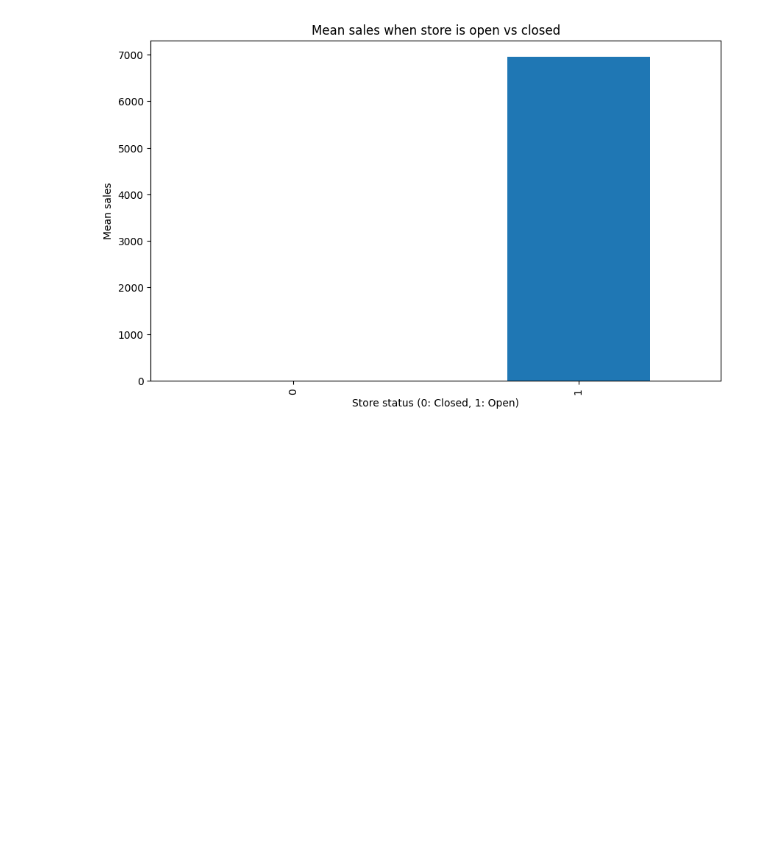
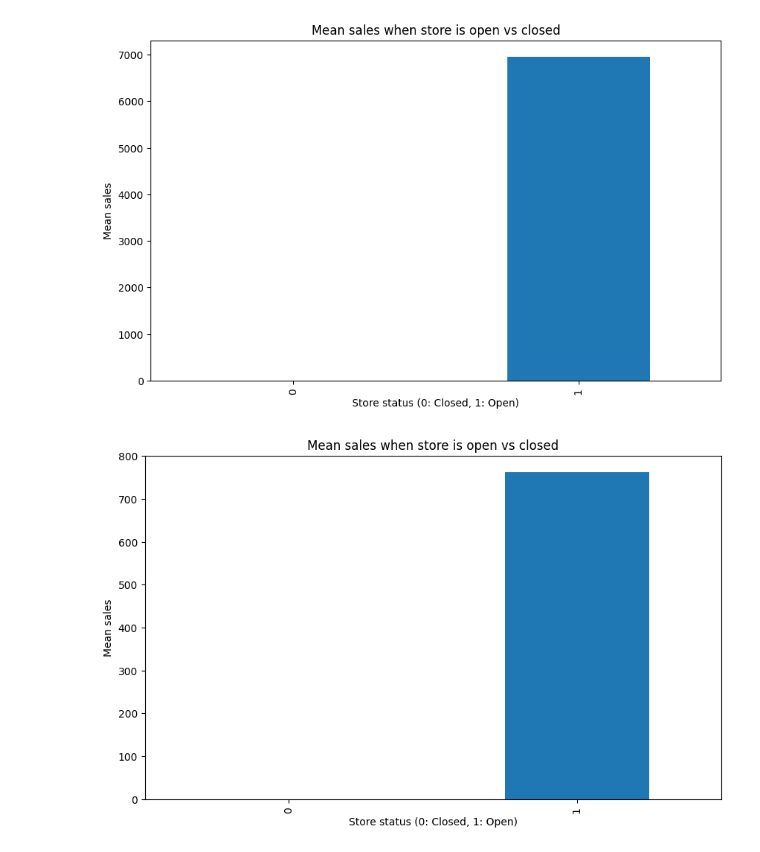
Before and after one commit to abrahamshimelis/Rossmann-Pharmaceuticals, a Jupyter notebook: notebooks/EDA.ipynb, the cells around one changed output. Drawn from its saved outputs; the diff is of its cells as text; code cells hidden in the pictures; blank space fills up the shorter version.

```diff
--- a/notebooks/EDA.ipynb
+++ b/notebooks/EDA.ipynb
@@ -391,3 +385,14 @@ plt.title('Mean sales when store is open vs closed')
 plt.show()
 # %% [output]
 [figure]
+# %%
+mean_sales = df_train.groupby('Open')['Customers'].mean()
+
+# Plot the mean sales
+mean_sales.plot(kind='bar', figsize=(10, 6))
+plt.xlabel('Store status (0: Closed, 1: Open)')
+plt.ylabel('Mean sales')
+plt.title('Mean sales when store is open vs closed')
+plt.show()
+# %% [output]
+[figure, added]
```
Also changed, not shown: parts of 10 cells of this notebook, 1 other file.
